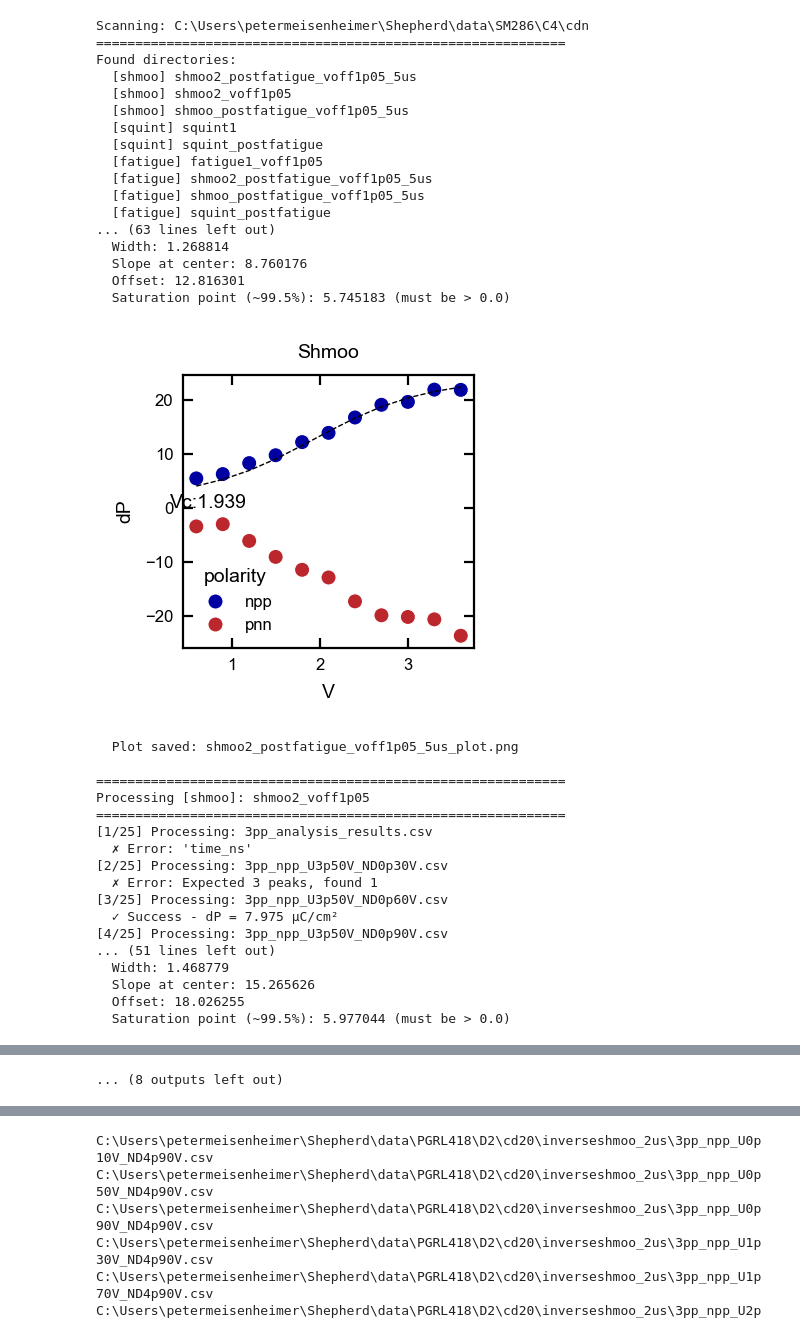
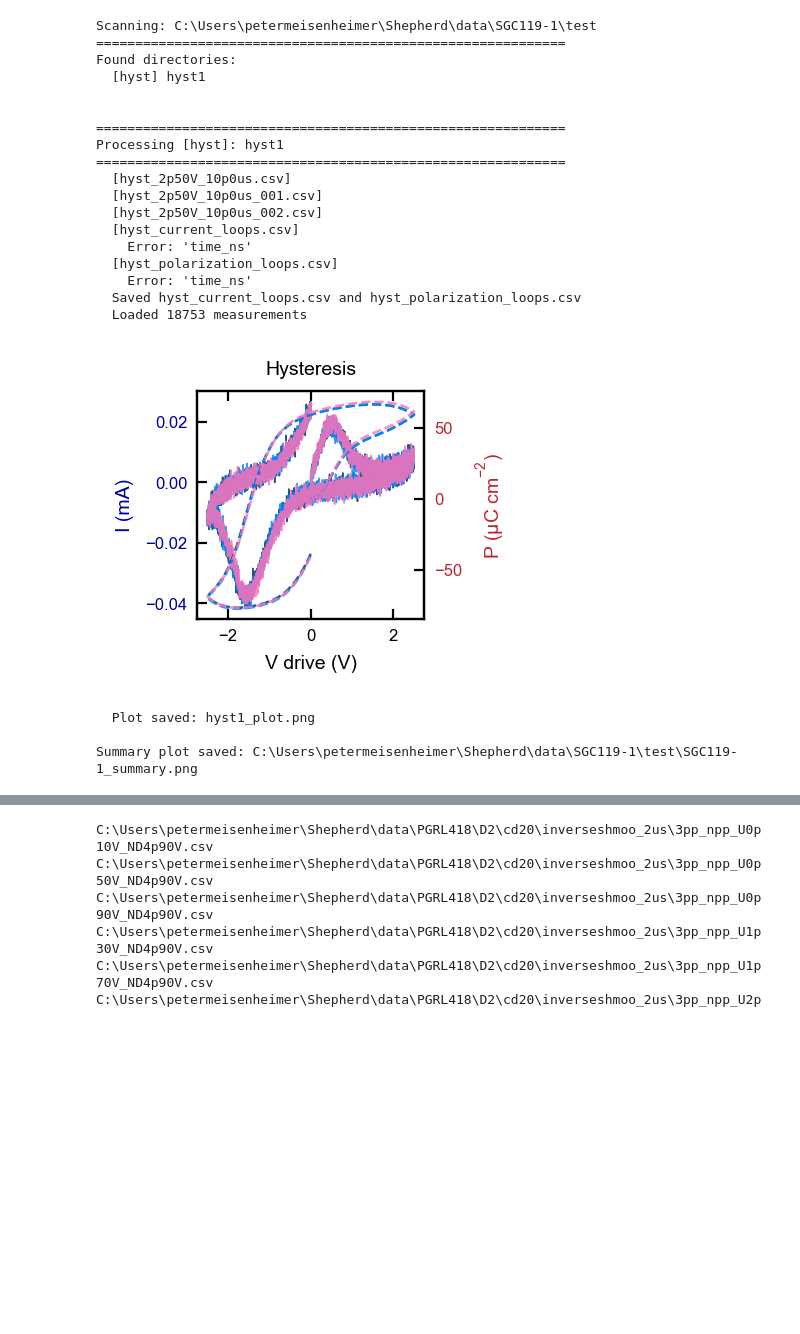
Before and after one commit to meisep/Shepherd_0.1, a Jupyter notebook: plotting_master.ipynb, the cells around one changed output, grey strips where cells are left out. Cells and saved outputs as stored; diff of their text form; code cells hidden in the pictures; blank space fills up the shorter version.

Commit message:
hyst plotting 2

```diff
--- a/plotting_master.ipynb
+++ b/plotting_master.ipynb
@@ -5,45 +5,33 @@ plt.style.use('natty_style.mplstyle')
 twocolors = ['#0000a2','#bc272d']
 fourcolors = ['#0000a2','#bc272d','#50ad9f','#e9c716']
 eightcolors = ['#003a7d','#008dff','#ff73b6','#c701ff','#4ecb8d','#ff9d3a','#f9e858','#d83034']
+plt.style.use(r'C:\Users\petermeisenheimer\Documents\my notebooks\natty_style.mplstyle')
 # %%
 results = process_sample(
-    sample_directory=r'SM286\C4\cdn',
-    cd_um=8,
+    sample_directory=r'SGC119-1\test',
+    cd_um=4.8,
     shepherd_data=r'C:\Users\petermeisenheimer\Shepherd\data'
 )
 # %% [output]
-Scanning: C:\Users\petermeisenheimer\Shepherd\data\SM286\C4\cdn
+Scanning: C:\Users\petermeisenheimer\Shepherd\data\SGC119-1\test
 ============================================================
 Found directories:
-  [shmoo] shmoo2_postfatigue_voff1p05_5us
-  [shmoo] shmoo2_voff1p05
-  [shmoo] shmoo_postfatigue_voff1p05_5us
-  [squint] squint1
-  [squint] squint_postfatigue
-  [fatigue] fatigue1_voff1p05
-  [fatigue] shmoo2_postfatigue_voff1p05_5us
-  [fatigue] shmoo_postfatigue_voff1p05_5us
-  [fatigue] squint_postfatigue
-... (63 lines left out)
-  Width: 1.268814
-  Slope at center: 8.760176
-  Offset: 12.816301
-  Saturation point (~99.5%): 5.745183 (must be > 0.0)
+  [hyst] hyst1
+
+
+============================================================
+Processing [hyst]: hyst1
+============================================================
+  [hyst_2p50V_10p0us.csv]
+  [hyst_2p50V_10p0us_001.csv]
+  [hyst_2p50V_10p0us_002.csv]
+  [hyst_current_loops.csv]
+    Error: 'time_ns'
+  [hyst_polarization_loops.csv]
+    Error: 'time_ns'
+  Saved hyst_current_loops.csv and hyst_polarization_loops.csv
+  Loaded 18753 measurements
-[figure, old version]
+[figure, new version]
-  Plot saved: shmoo2_postfatigue_voff1p05_5us_plot.png
+  Plot saved: hyst1_plot.png
 
-============================================================
-Processing [shmoo]: shmoo2_voff1p05
-============================================================
-[1/25] Processing: 3pp_analysis_results.csv
-  ✗ Error: 'time_ns'
-[2/25] Processing: 3pp_npp_U3p50V_ND0p30V.csv
-  ✗ Error: Expected 3 peaks, found 1
-[3/25] Processing: 3pp_npp_U3p50V_ND0p60V.csv
-  ✓ Success - dP = 7.975 µC/cm²
-[4/25] Processing: 3pp_npp_U3p50V_ND0p90V.csv
-... (51 lines left out)
-  Width: 1.468779
-  Slope at center: 15.265626
-  Offset: 18.026255
-  Saturation point (~99.5%): 5.977044 (must be > 0.0)
+Summary plot saved: C:\Users\petermeisenheimer\Shepherd\data\SGC119-1\test\SGC119-1_summary.png
@@ -123 +38,0 @@ Results saved to: C:\Users\petermeisenheimer\Shepherd\data\SM286\C4\cdn\fatigue1
-... (8 outputs left out)
```
Also changed, not shown: parts of 11 cells of this notebook, 2 other files.
